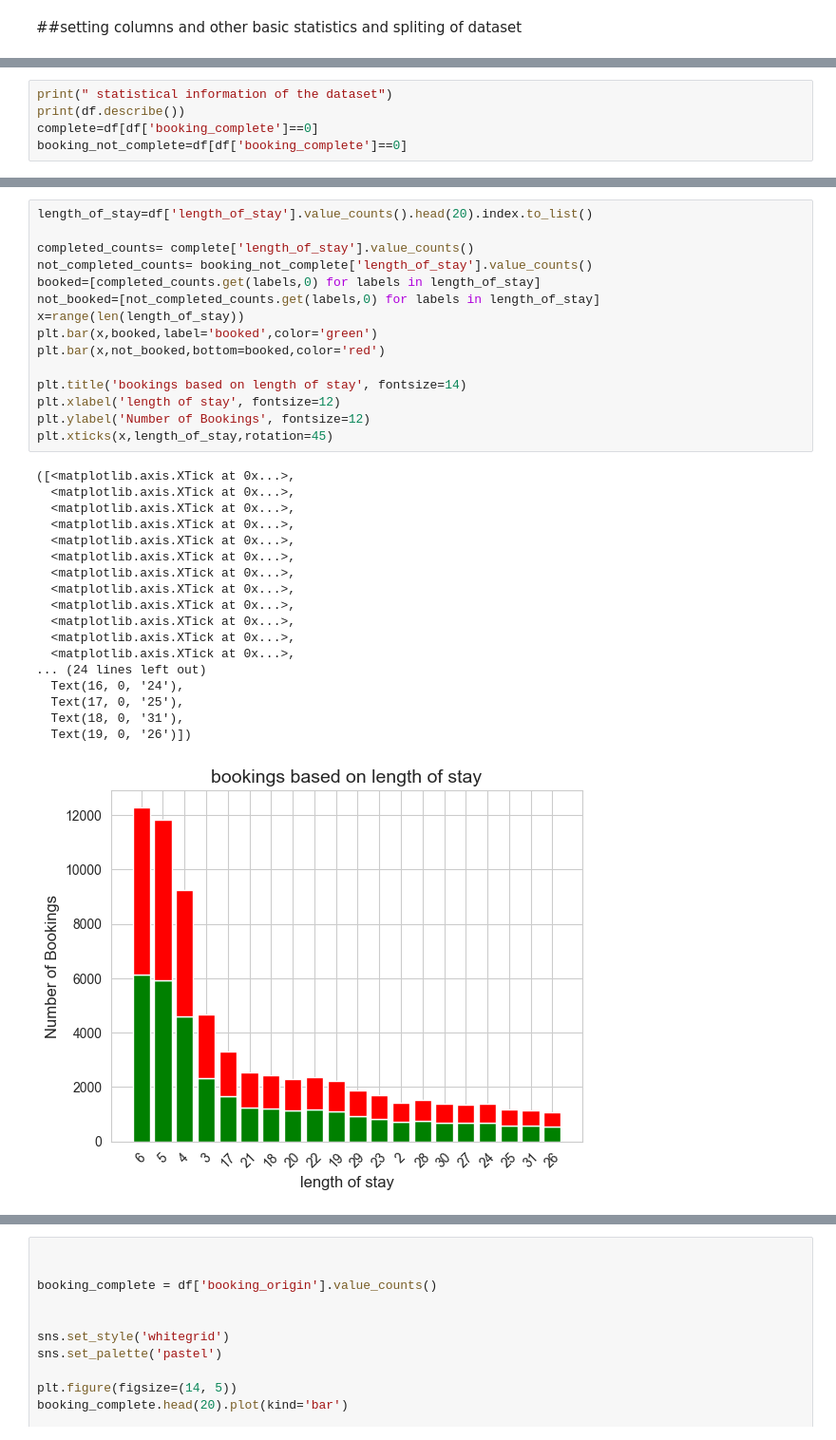
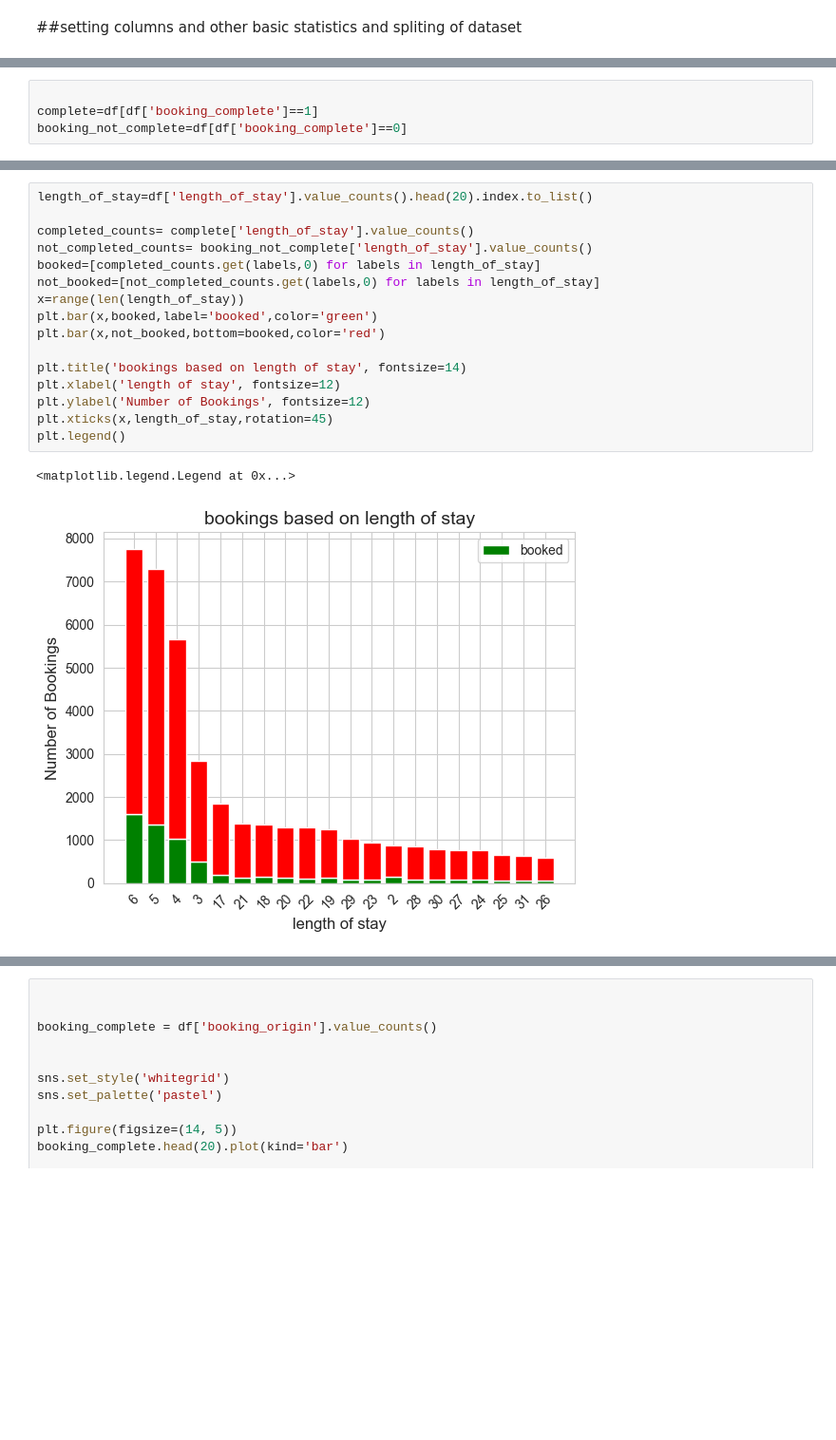
Before and after one commit to nickgeorgemathew/customer-booking-analysis, a Jupyter notebook: customer_booking_analysis.ipynb, the cells around one changed output, grey strips where cells are left out. Shown at 95% size. Saved outputs shown, nothing was run; the diff lists cells and outputs as text; blank space fills up the shorter version.

```diff
--- a/customer_booking_analysis.ipynb
+++ b/customer_booking_analysis.ipynb
@@ -134,5 +143,4 @@ None
 # %%
-print(" statistical information of the dataset")
-print(df.describe())
-complete=df[df['booking_complete']==0]
+
+complete=df[df['booking_complete']==1]
 booking_not_complete=df[df['booking_complete']==0]
@@ -278,34 +666,19 @@ df.groupby('flight_duration')['booking_complete'].sum().plot()
 # %%
 length_of_stay=df['length_of_stay'].value_counts().head(20).index.to_list()
 
 completed_counts= complete['length_of_stay'].value_counts()
 not_completed_counts= booking_not_complete['length_of_stay'].value_counts()
 booked=[completed_counts.get(labels,0) for labels in length_of_stay]
 not_booked=[not_completed_counts.get(labels,0) for labels in length_of_stay]
 x=range(len(length_of_stay))
 plt.bar(x,booked,label='booked',color='green')
 plt.bar(x,not_booked,bottom=booked,color='red')
 
 plt.title('bookings based on length of stay', fontsize=14)
 plt.xlabel('length of stay', fontsize=12)
 plt.ylabel('Number of Bookings', fontsize=12)
 plt.xticks(x,length_of_stay,rotation=45)
+plt.legend()
 # %% [output]
-([<matplotlib.axis.XTick at 0x...>,
-  <matplotlib.axis.XTick at 0x...>,
-  <matplotlib.axis.XTick at 0x...>,
-  <matplotlib.axis.XTick at 0x...>,
-  <matplotlib.axis.XTick at 0x...>,
-  <matplotlib.axis.XTick at 0x...>,
-  <matplotlib.axis.XTick at 0x...>,
-  <matplotlib.axis.XTick at 0x...>,
-  <matplotlib.axis.XTick at 0x...>,
-  <matplotlib.axis.XTick at 0x...>,
-  <matplotlib.axis.XTick at 0x...>,
-  <matplotlib.axis.XTick at 0x...>,
-... (24 lines left out)
-  Text(16, 0, '24'),
-  Text(17, 0, '25'),
-  Text(18, 0, '31'),
-  Text(19, 0, '26')])
+<matplotlib.legend.Legend at 0x...>
-[figure, old version]
+[figure, new version]
```
Also changed, not shown: parts of 79 cells of this notebook.
